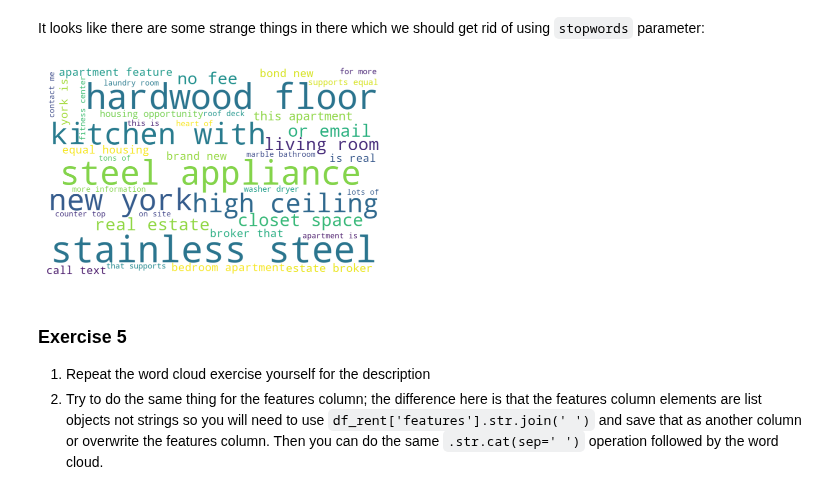
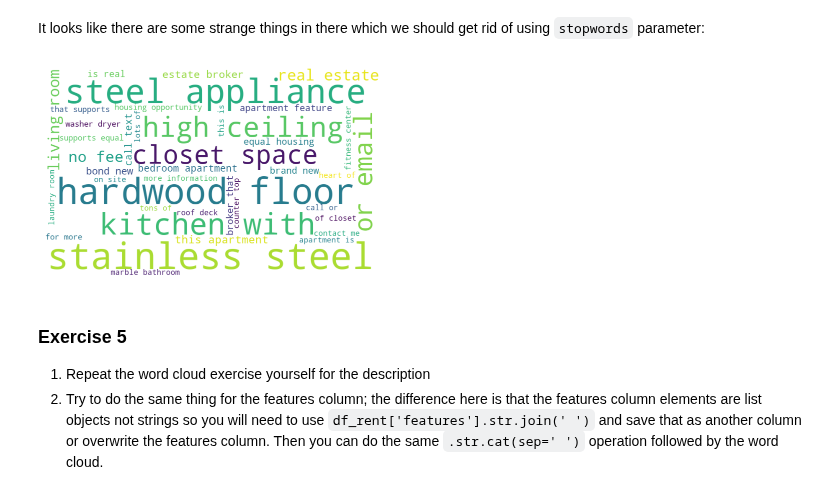
Before and after one commit to parrt/msds593, a Jupyter notebook: notebooks/nyrent.ipynb, the cells around one changed output. Saved outputs shown, nothing was run; the diff lists cells and outputs as text; code cells hidden in the pictures.

```diff
--- a/notebooks/nyrent.ipynb
+++ b/notebooks/nyrent.ipynb
@@ -811,15 +828,16 @@ plt.show()
 # %% [markdown]
 It looks like there are some strange things in there which we should get rid of using `stopwords` parameter:
 # %%
-stopwords = ['br','kagglemanager','website_redacted','the','in','to','renthop','com']
+stopwords = ['br','kagglemanager','website_redacted','the','in','to',
+             'renthop','com','york']
 wordcloud = WordCloud(background_color='white', stopwords=stopwords,
                       width=800, height=500, max_words=40)
 wordcloud.generate(text)
 plt.imshow(wordcloud)
 plt.axis("off")
 plt.show()
 # %% [output]
-[figure, old version]
+[figure, new version]
 # %% [markdown]
 ### Exercise 5
 
```
Also changed, not shown: parts of 5 cells of this notebook, 1 other file.
